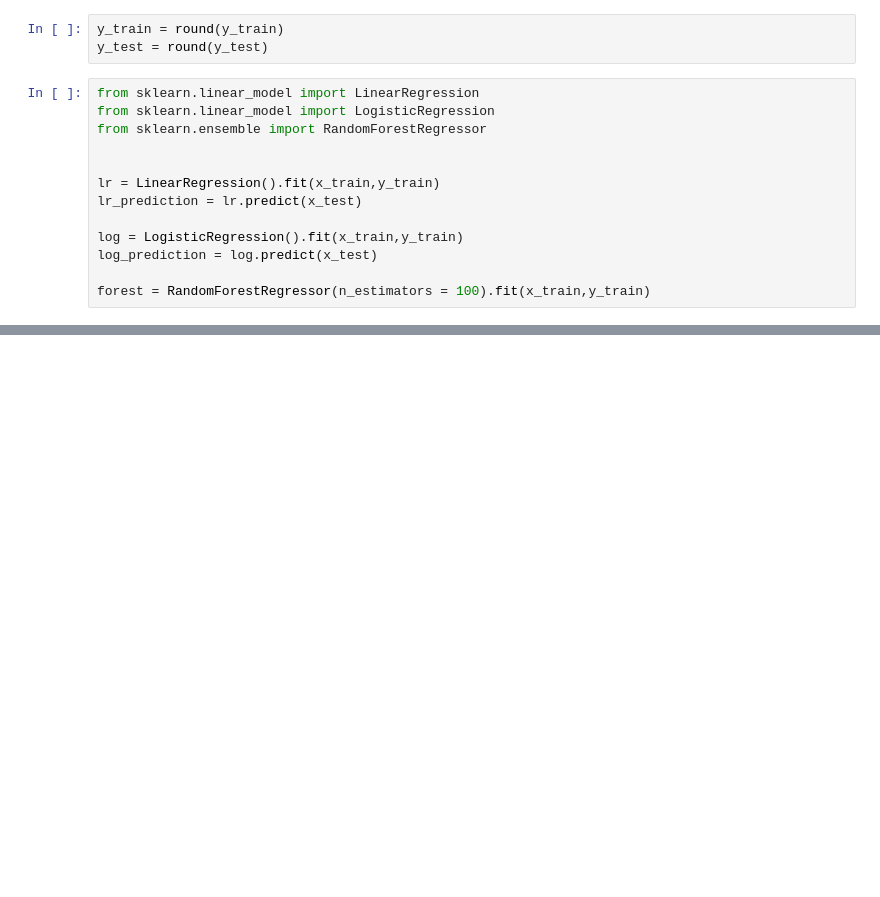
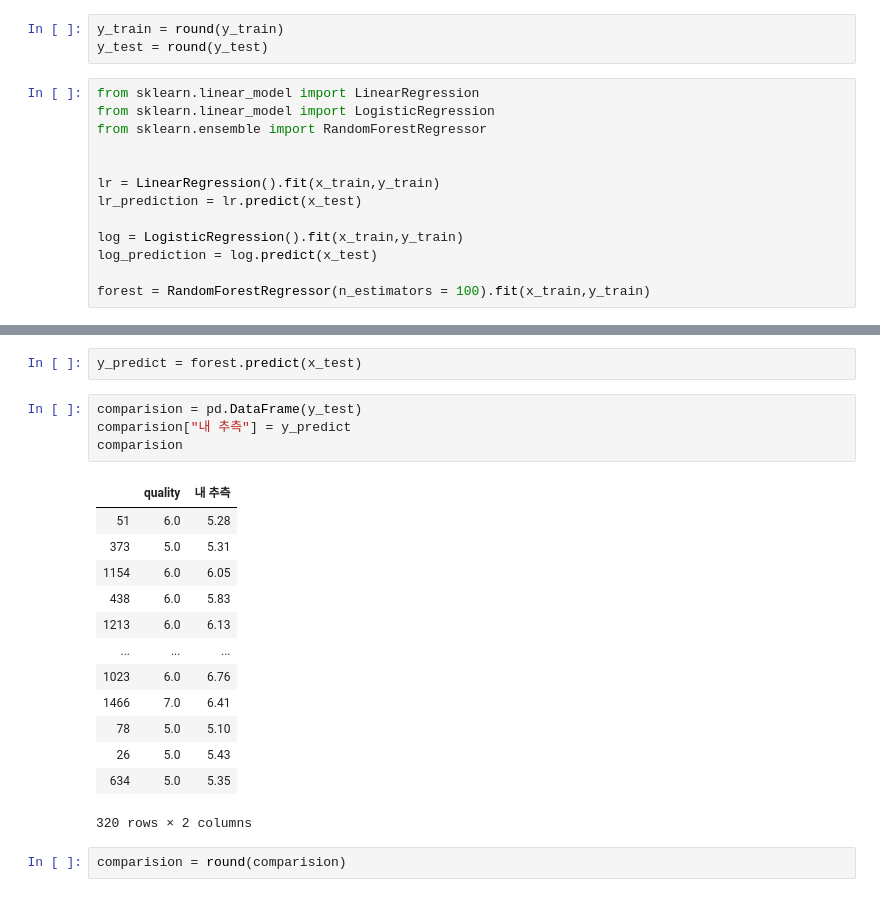
Before and after one commit to G-Polya/Coala_study, a Jupyter notebook: 데이터사이언스/week6(실전프로젝트)/와인품질 측정하기.ipynb, the cells around one changed output, grey strips where cells are left out. Drawn from its saved outputs; the diff is of its cells as text; blank space fills up the shorter version.

```diff
--- a/데이터사이언스/week6(실전프로젝트)/와인품질 측정하기.ipynb
+++ b/데이터사이언스/week6(실전프로젝트)/와인품질 측정하기.ipynb
@@ -78,0 +79,22 @@ test set accuracy :  0.4788446866485014
+# %%
+y_predict = forest.predict(x_test)
+# %%
+comparision = pd.DataFrame(y_test)
+comparision["내 추측"] = y_predict
+comparision
+# %% [output]
+|  | quality | 내 추측 |
+| 51 | 6.0 | 5.28 |
+| 373 | 5.0 | 5.31 |
+| 1154 | 6.0 | 6.05 |
+| 438 | 6.0 | 5.83 |
+| 1213 | 6.0 | 6.13 |
+| ... | ... | ... |
+| 1023 | 6.0 | 6.76 |
+| 1466 | 7.0 | 6.41 |
+| 78 | 5.0 | 5.10 |
+| 26 | 5.0 | 5.43 |
+| 634 | 5.0 | 5.35 |
+320 rows × 2 columns
+# %%
+comparision = round(comparision)
```
Also changed, not shown: parts of 2 cells of this notebook.
